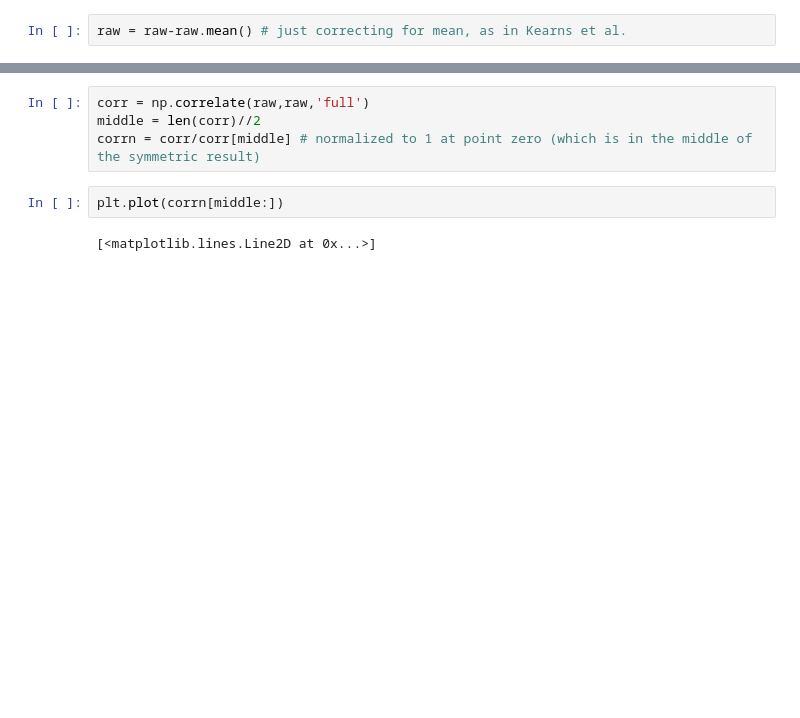
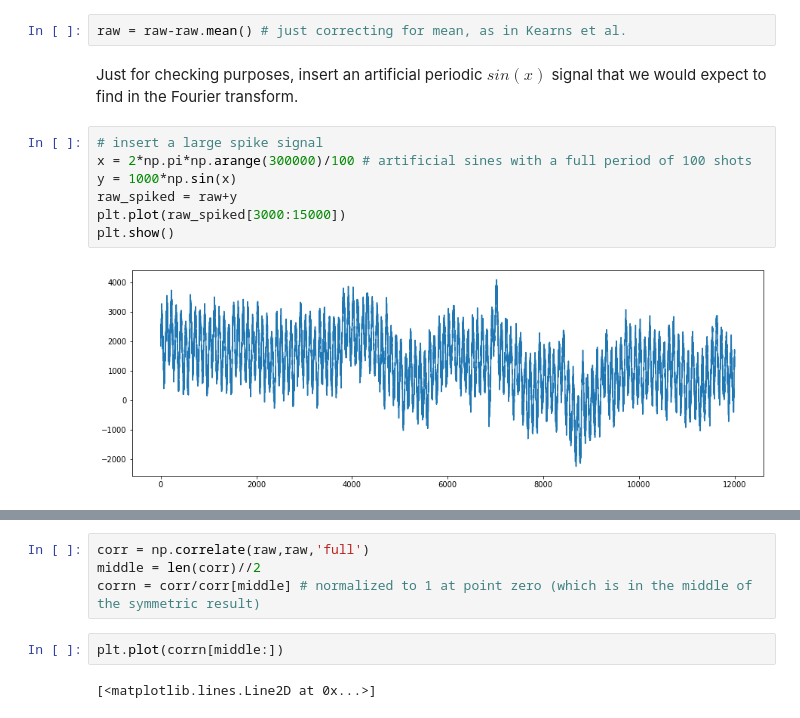
Before and after one commit to georgwille/autocorrelation, a Jupyter notebook: laser_autocorrelation.ipynb, the cells around one changed output, grey strips where cells are left out. Saved outputs shown, nothing was run; the diff lists cells and outputs as text; blank space fills up the shorter version.

Commit message:
Updated analysis. Now 300% more Fourier transform.

```diff
--- a/laser_autocorrelation.ipynb
+++ b/laser_autocorrelation.ipynb
@@ -16,2 +24,13 @@ plt.plot(raw)
 # %%
 raw = raw-raw.mean() # just correcting for mean, as in Kearns et al.
+# %% [markdown]
+Just for checking purposes, insert an artificial periodic $sin(x)$ signal that we would expect to find in the Fourier transform.
+# %%
+# insert a large spike signal
+x = 2*np.pi*np.arange(300000)/100 # artificial sines with a full period of 100 shots
+y = 1000*np.sin(x)
+raw_spiked = raw+y
+plt.plot(raw_spiked[3000:15000])
+plt.show()
+# %% [output]
+[figure, added]
```
Also changed, not shown: parts of 16 cells of this notebook.
